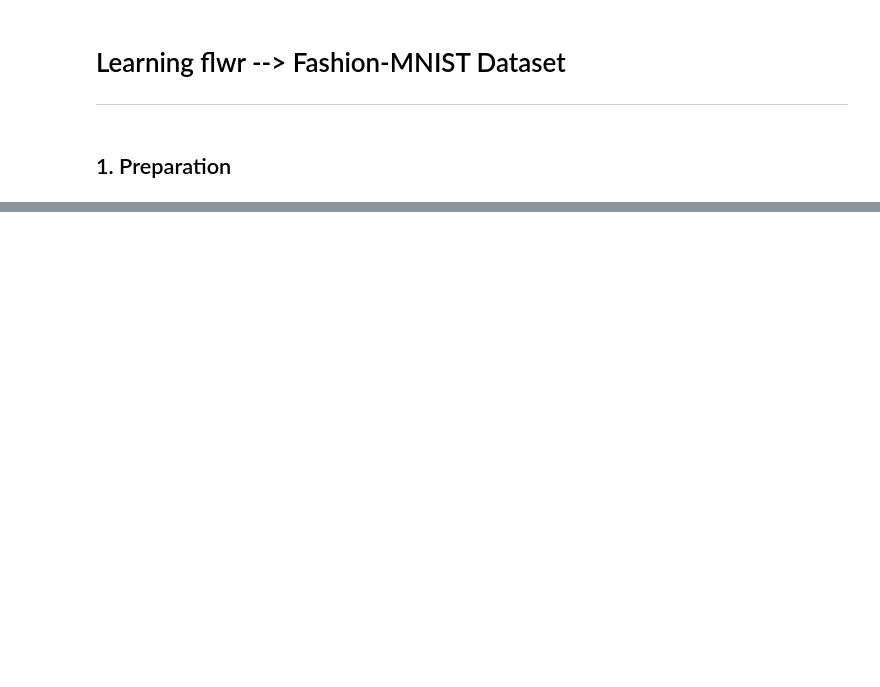
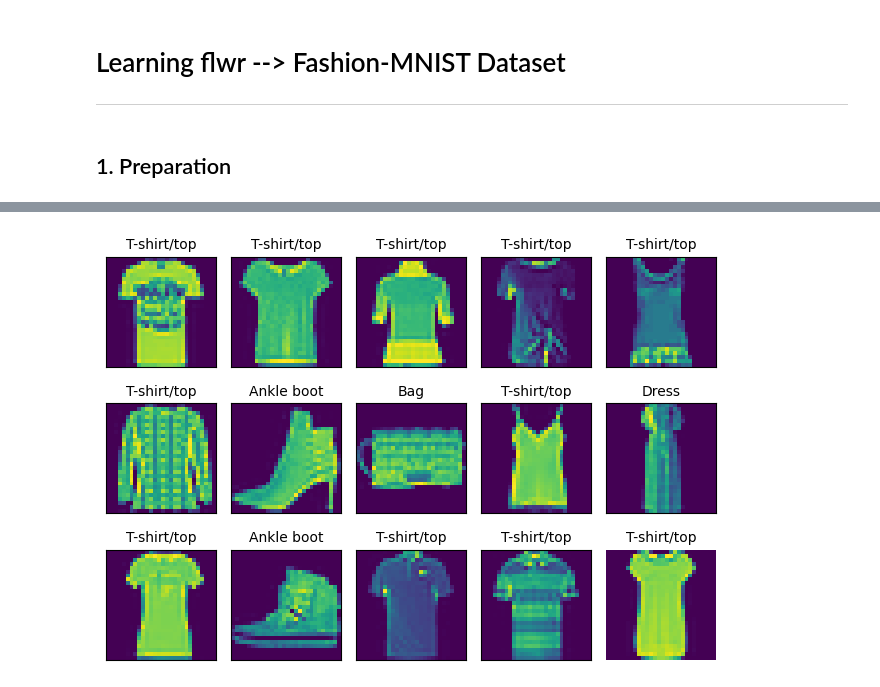
Before and after one commit to ehsan-lari/flwr101, a Jupyter notebook: flwr_02.ipynb, the cells around one changed output, grey strips where cells are left out. Saved outputs shown, nothing was run; the diff lists cells and outputs as text; code cells hidden in the pictures; blank space fills up the shorter version.

```diff
--- a/flwr_02.ipynb
+++ b/flwr_02.ipynb
@@ -54,18 +56,26 @@ fig, ax, df = plot_label_distributions(
 # %%
 import matplotlib.pyplot as plt
 import torch
 
-NO_IMG = torch.randint(0, partition.shape[0], (1,)).item()
-
-image = partition[NO_IMG]["image"]
-label = partition[NO_IMG]["label"]
-
 class_names = ["T-shirt/top", "Trouser", "Pullover", "Dress", "Coat", "Sandal", "Shirt", "Sneaker", "Bag", "Ankle boot"]
 
-plt.imshow(image)
-plt.title(f"Label: {class_names[label]}").set_fontsize(12)
+for i in range(15):
+
+  NO_IMG = torch.randint(0, partition.shape[0], (1,)).item()
+
+  image = partition[NO_IMG]["image"]
+  label = partition[NO_IMG]["label"]
+  plt.subplot(3, 5, i+1)
+  plt.xticks([])
+  plt.yticks([])
+  plt.grid(False)
+  plt.title(class_names[label]).set_fontsize(10)
+  plt.imshow(image)
+  plt.tight_layout()
 plt.axis("off")
 plt.show()
+# %% [output]
+[figure, added]
 # %%
 from torch.utils.data import DataLoader
 from torchvision.transforms import ToTensor
```
Also changed, not shown: parts of 1 cell of this notebook.
